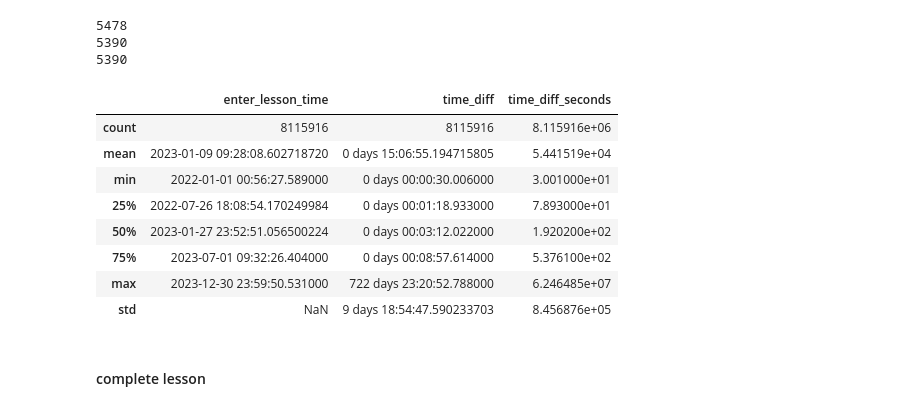
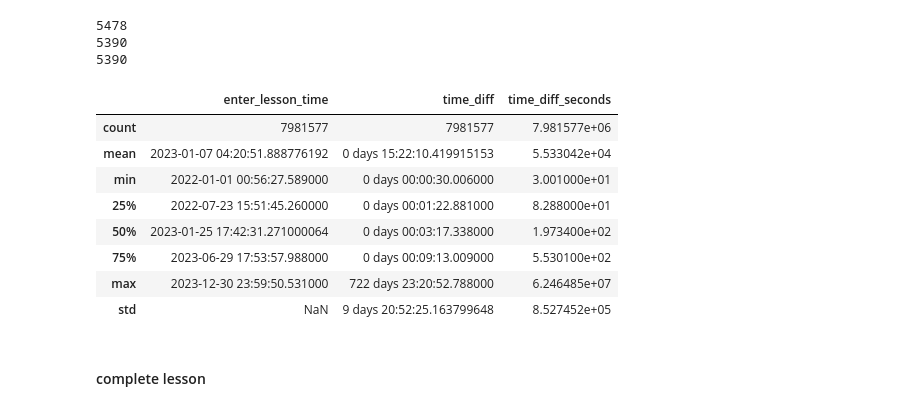
Before and after one commit to saeraniren/intermediate_project, a Jupyter notebook: 20250305_yoochang_lesson.ipynb, the cells around one changed output. Saved outputs shown, nothing was run; the diff lists cells and outputs as text; code cells hidden in the pictures.

```diff
--- a/20250305_yoochang_lesson.ipynb
+++ b/20250305_yoochang_lesson.ipynb
@@ -163,17 +163,17 @@ print(enter_lesson_page_finalised_unique['lesson_id'].nunique()) # 동일한 년
 5390
 5390
 # %%
-enter_lesson_page_finalised.describe()
+enter_lesson_page_finalised_unique.describe()
 # %% [output]
 |  | enter_lesson_time | time_diff | time_diff_seconds |
-| count | 8115916 | 8115916 | 8.115916e+06 |
-| mean | 2023-01-09 09:28:08.602718720 | 0 days 15:06:55.194715805 | 5.441519e+04 |
+| count | 7981577 | 7981577 | 7.981577e+06 |
+| mean | 2023-01-07 04:20:51.888776192 | 0 days 15:22:10.419915153 | 5.533042e+04 |
 | min | 2022-01-01 00:56:27.589000 | 0 days 00:00:30.006000 | 3.001000e+01 |
-| 25% | 2022-07-26 18:08:54.170249984 | 0 days 00:01:18.933000 | 7.893000e+01 |
-| 50% | 2023-01-27 23:52:51.056500224 | 0 days 00:03:12.022000 | 1.920200e+02 |
-| 75% | 2023-07-01 09:32:26.404000 | 0 days 00:08:57.614000 | 5.376100e+02 |
+| 25% | 2022-07-23 15:51:45.260000 | 0 days 00:01:22.881000 | 8.288000e+01 |
+| 50% | 2023-01-25 17:42:31.271000064 | 0 days 00:03:17.338000 | 1.973400e+02 |
+| 75% | 2023-06-29 17:53:57.988000 | 0 days 00:09:13.009000 | 5.530100e+02 |
 | max | 2023-12-30 23:59:50.531000 | 722 days 23:20:52.788000 | 6.246485e+07 |
-| std | NaN | 9 days 18:54:47.590233703 | 8.456876e+05 |
+| std | NaN | 9 days 20:52:25.163799648 | 8.527452e+05 |
 # %% [markdown]
 #### complete lesson
 # %%
```
Also changed, not shown: parts of 9 cells of this notebook.
